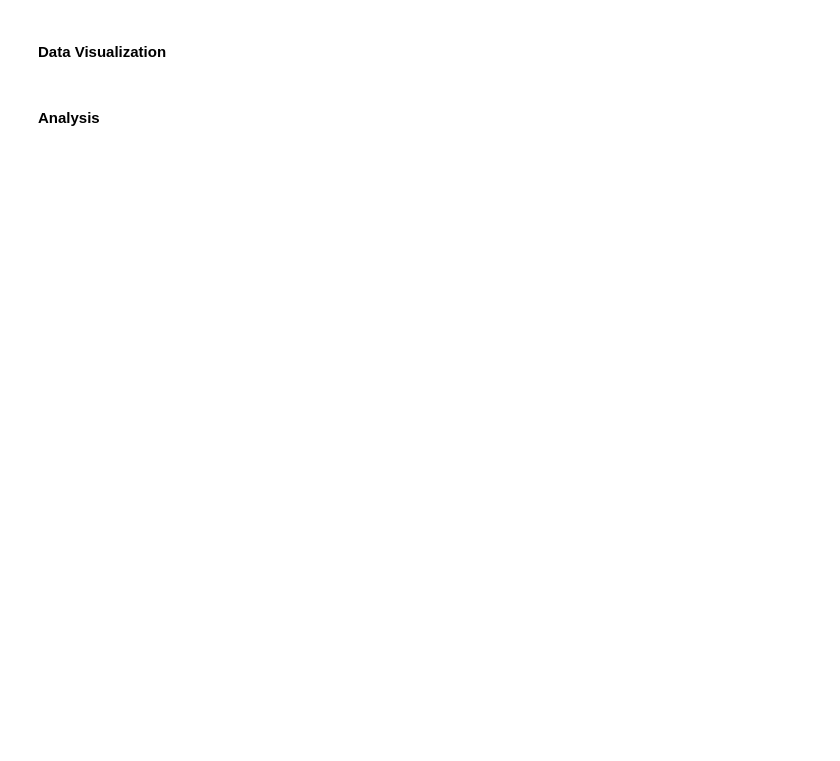
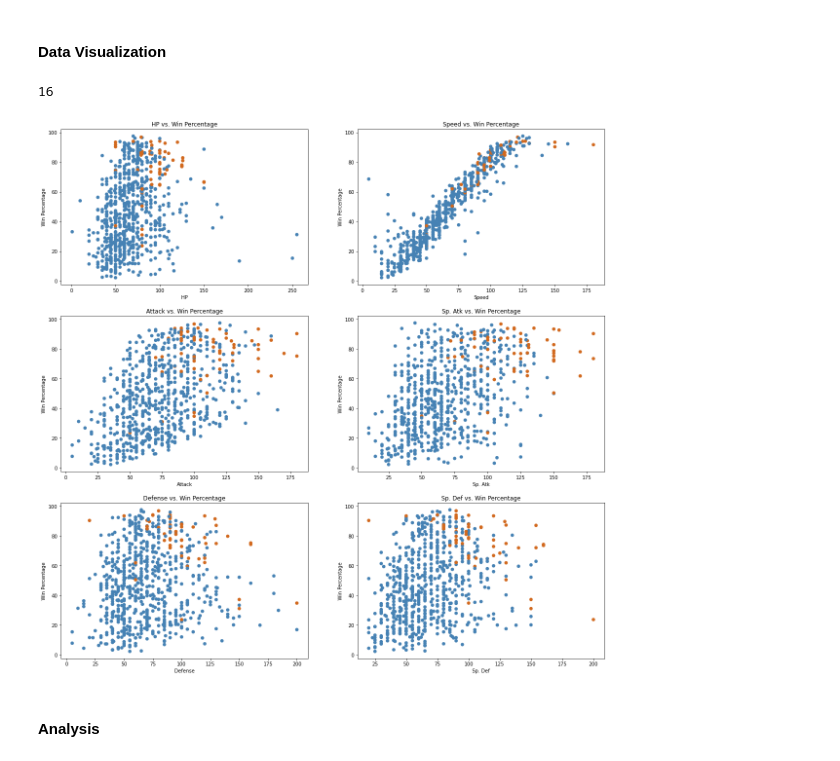
Before and after one commit to mgfalzon/Final-Tutorial, a Jupyter notebook: Matt.ipynb, the cells around one changed output. Saved outputs shown, nothing was run; the diff lists cells and outputs as text; code cells hidden in the pictures; blank space fills up the shorter version.

Commit message:
Some data visualization, introduction

```diff
--- a/Matt.ipynb
+++ b/Matt.ipynb
@@ -281,4 +323,24 @@ gen[1].head()
 # %% [markdown]
 #### **Data Visualization**
+# %%
+# Graph Base Stats -- Win Percentage
+base_stats = ["HP", "Speed", "Attack", "Sp. Atk", "Defense", "Sp. Def"]
+fig, axs = plt.subplots(3, 2, figsize=(20, 20))
+pts = [(i, j) for i in range(3) for j in range(2)]
+
+color = np.where(pokemon['Legendary'] == True, 'chocolate', 'steelblue')
+for stat, (x,y) in zip(base_stats, pts):
+  # Plot stat on subplot
+  ax = axs[x, y]
+  ax.scatter(stat, "win_pct", data=pokemon, c=color)
+  ax.set(title=f'{stat} vs. Win Percentage', xlabel=stat, ylabel='Win Percentage')
+
+  # Line of best fit
+  x, y = pokemon[stat], pokemon['win_pct']
+  m,b = np.polyfit(x, y, 1)
+  plt.plot(x, x*m + b)
+# %% [output]
+16
+[figure, added]
 # %% [markdown]
 #### **Analysis**
```
Also changed, not shown: parts of 9 cells of this notebook.
